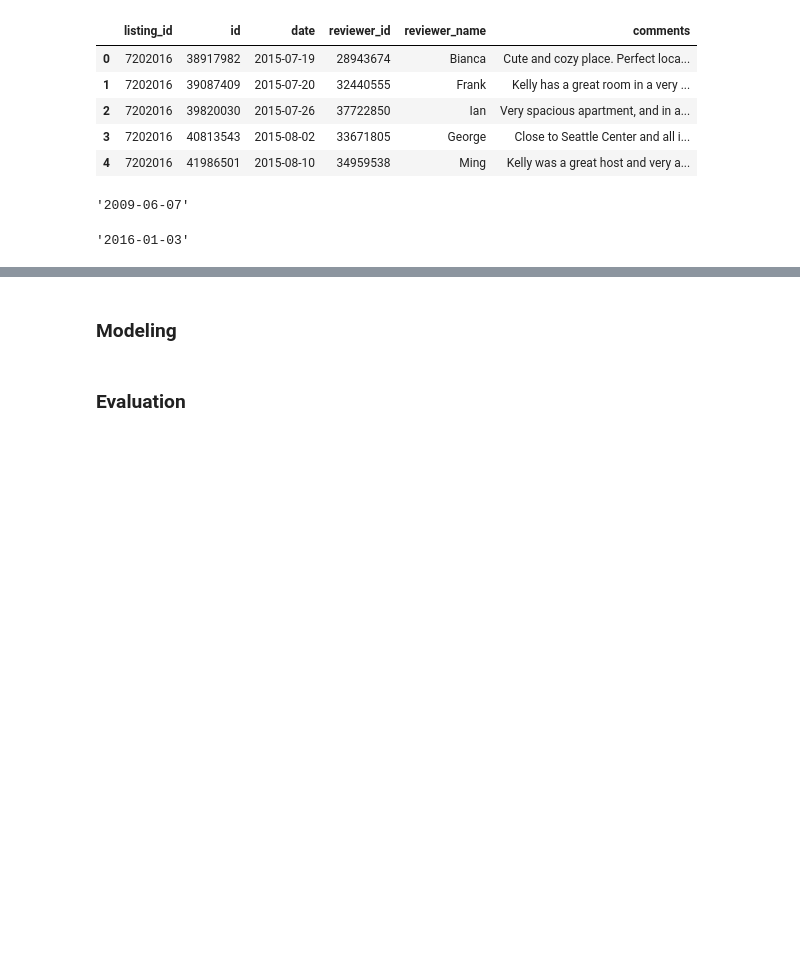
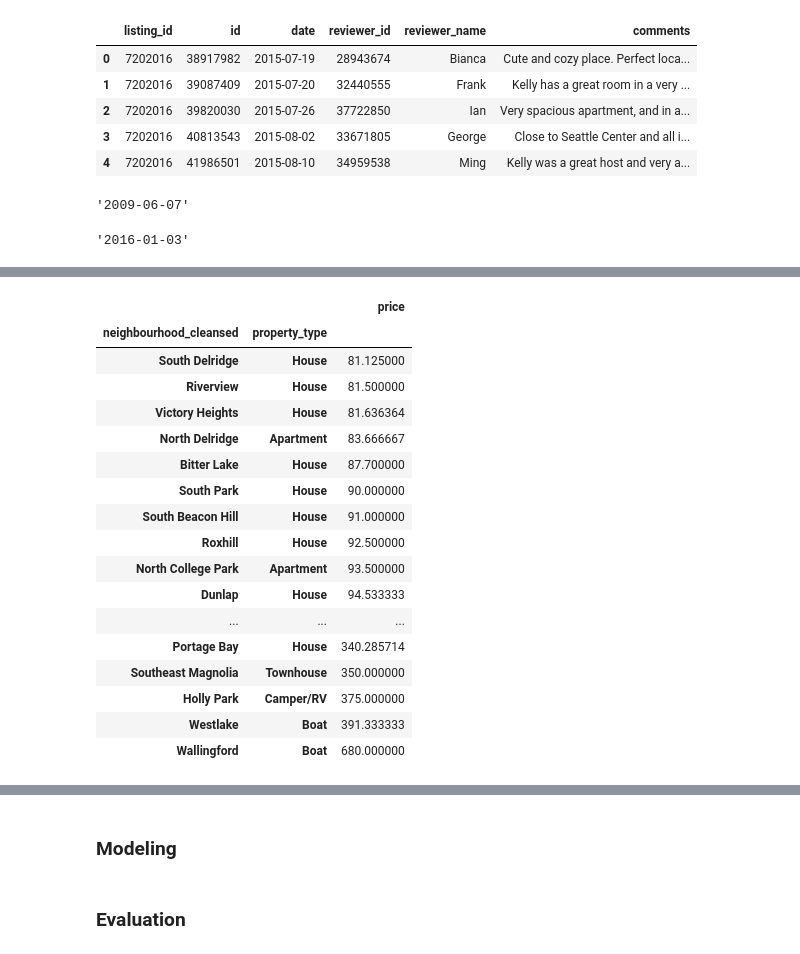
Before and after one commit to Abd97saad/SeattleAirbnb-Analysis, a Jupyter notebook: SeattleAirbnbOpenDataAnalysis.ipynb, the cells around one changed output, grey strips where cells are left out. Cells and saved outputs as stored; diff of their text form; code cells hidden in the pictures; blank space fills up the shorter version.

```diff
--- a/SeattleAirbnbOpenDataAnalysis.ipynb
+++ b/SeattleAirbnbOpenDataAnalysis.ipynb
@@ -219,0 +292,21 @@ df_review.date.max()
+# %%
+Q1_df
+# %% [output]
+|  |  | price |
+| neighbourhood_cleansed | property_type |  |
+| South Delridge | House | 81.125000 |
+| Riverview | House | 81.500000 |
+| Victory Heights | House | 81.636364 |
+| North Delridge | Apartment | 83.666667 |
+| Bitter Lake | House | 87.700000 |
+| South Park | House | 90.000000 |
+| South Beacon Hill | House | 91.000000 |
+| Roxhill | House | 92.500000 |
+| North College Park | Apartment | 93.500000 |
+| Dunlap | House | 94.533333 |
+| ... | ... | ... |
+| Portage Bay | House | 340.285714 |
+| Southeast Magnolia | Townhouse | 350.000000 |
+| Holly Park | Camper/RV | 375.000000 |
+| Westlake | Boat | 391.333333 |
+| Wallingford | Boat | 680.000000 |
```
Also changed, not shown: parts of 17 cells of this notebook.
